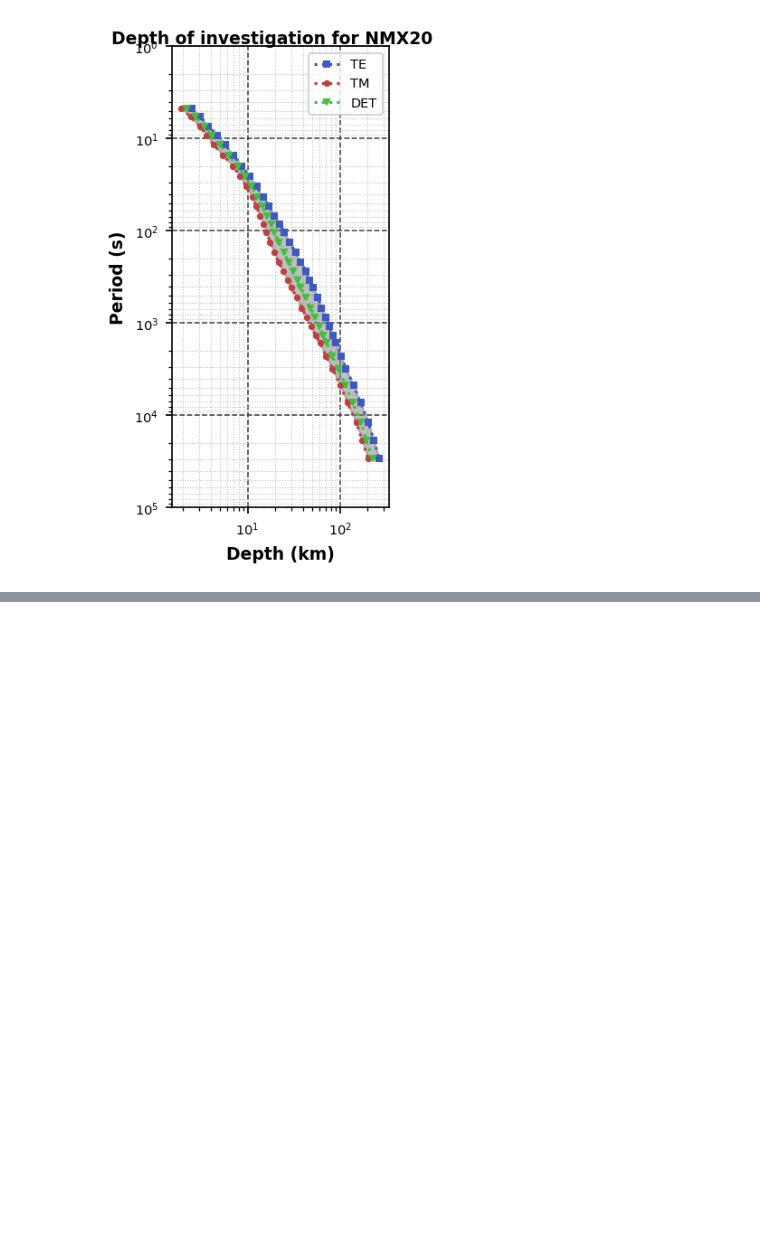
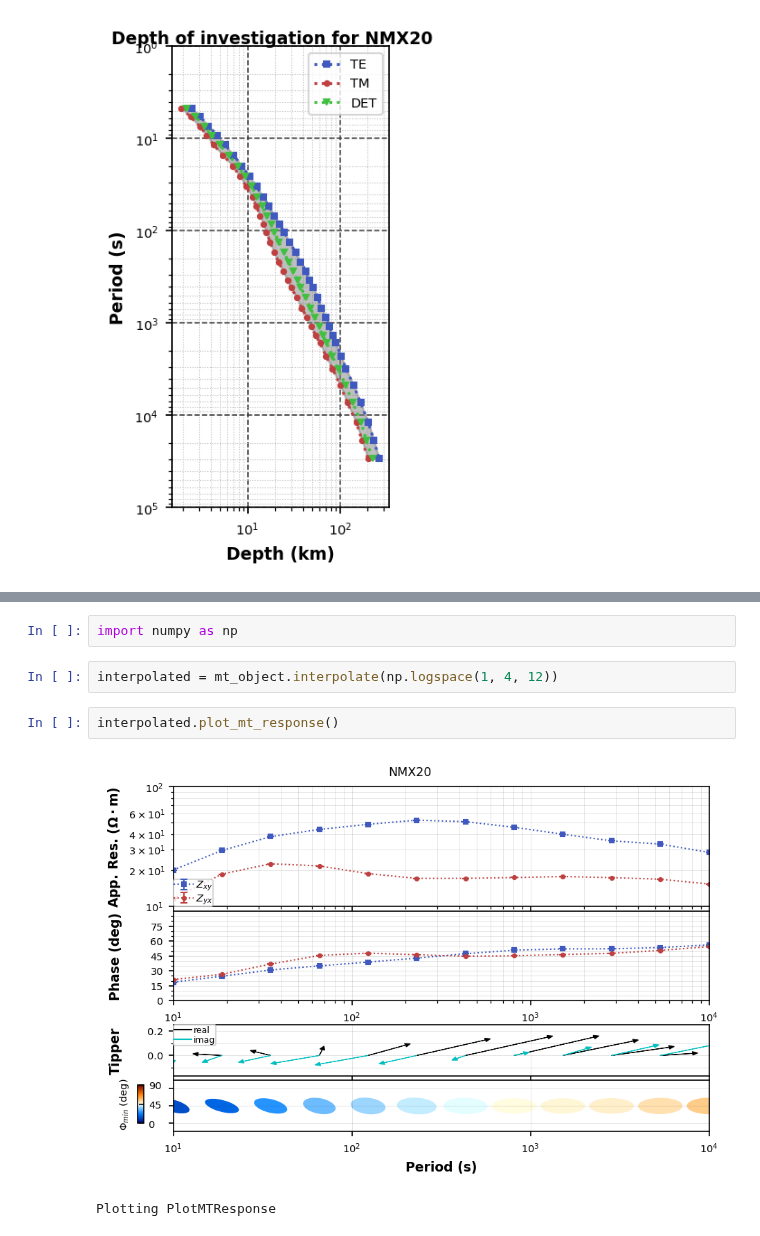
Before and after one commit to MTgeophysics/mtpy-v2, a Jupyter notebook: docs/source/notebooks/mt_object.ipynb, the cells around one changed output, grey strips where cells are left out. Cells and saved outputs as stored; diff of their text form; blank space fills up the shorter version.

```diff
--- a/docs/source/notebooks/mt_object.ipynb
+++ b/docs/source/notebooks/mt_object.ipynb
@@ -448,0 +477,9 @@ plot_nb = mt_object.plot_depth_of_penetration()
+# %%
+import numpy as np
+# %%
+interpolated = mt_object.interpolate(np.logspace(1, 4, 12))
+# %%
+interpolated.plot_mt_response()
+# %% [output]
+[figure, added]
+Plotting PlotMTResponse
```
Also changed, not shown: parts of 17 cells of this notebook, 4 other files.
